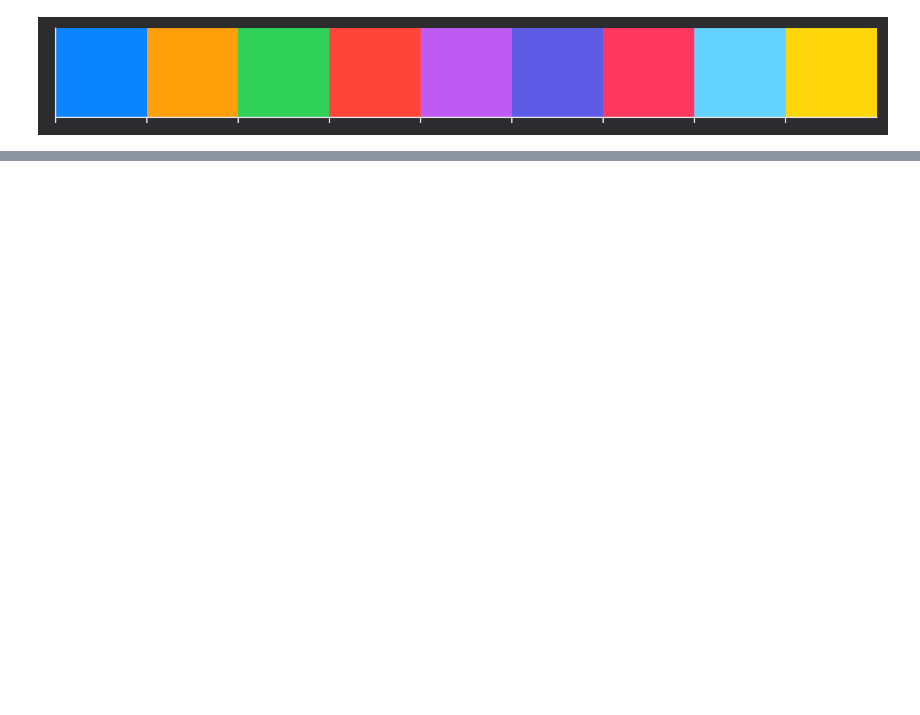
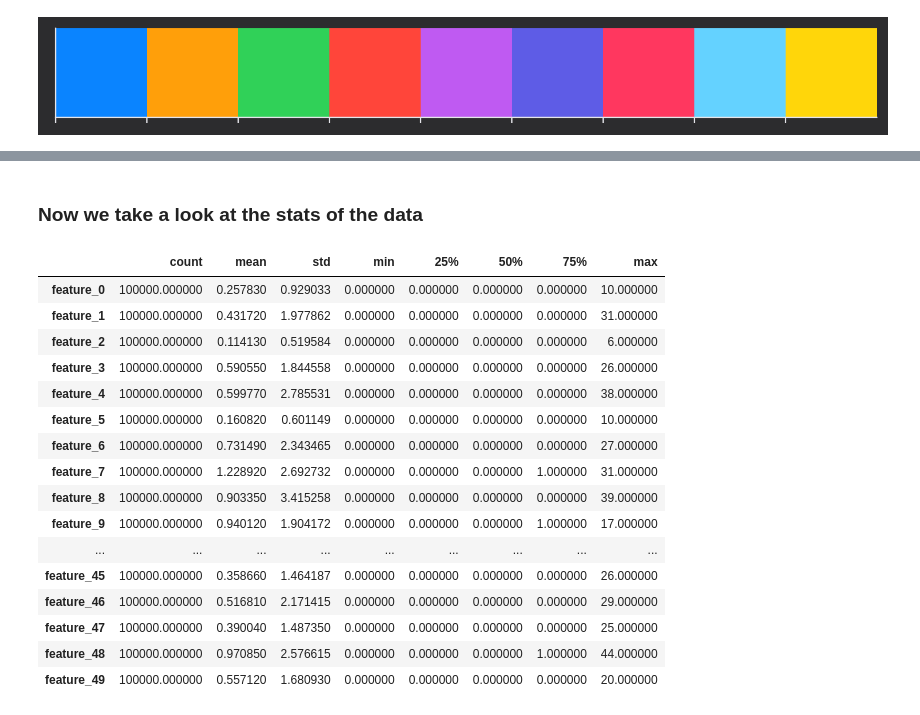
Before and after one commit to bamblebam/kaggle-playground-may21, a Jupyter notebook: data_analysis.ipynb, the cells around one changed output, grey strips where cells are left out. Cells and saved outputs as stored; diff of their text form; code cells hidden in the pictures; blank space fills up the shorter version.

Commit message:
describe plots

```diff
--- a/data_analysis.ipynb
+++ b/data_analysis.ipynb
@@ -25,6 +25,11 @@ raw_darks=[
 raw_lights=[
     (229, 229, 234)
 ]
+miscellaneous={
+    'blue':'#0f71d4',
+    'green':'#14b827',
+    'red':'#cf0c0c'
+}
 
 dark_palette=np.array(raw_dark_palette)/255
 darks=np.array(raw_darks)/255
@@ -52,0 +70,4 @@ sns.palplot(dark_palette)
+# %%
+train=pd.read_csv('data/train.csv')
+test=pd.read_csv('data/test.csv')
+train.head()
@@ -52,0 +82,25 @@ sns.palplot(dark_palette)
+# %%
+train=train.drop('id',axis=1)
+test=test.drop('id',axis=1)
+# %% [markdown]
+### Now we take a look at the stats of the data
+# %%
+train.describe().T.style.bar(subset=['mean'],color=miscellaneous['blue']).background_gradient(subset=['std'],cmap='Reds').background_gradient(subset=['50%'],cmap='coolwarm')
+# %% [output]
+|  | count | mean | std | min | 25% | 50% | 75% | max |
+| feature_0 | 100000.000000 | 0.257830 | 0.929033 | 0.000000 | 0.000000 | 0.000000 | 0.000000 | 10.000000 |
+| feature_1 | 100000.000000 | 0.431720 | 1.977862 | 0.000000 | 0.000000 | 0.000000 | 0.000000 | 31.000000 |
+| feature_2 | 100000.000000 | 0.114130 | 0.519584 | 0.000000 | 0.000000 | 0.000000 | 0.000000 | 6.000000 |
+| feature_3 | 100000.000000 | 0.590550 | 1.844558 | 0.000000 | 0.000000 | 0.000000 | 0.000000 | 26.000000 |
+| feature_4 | 100000.000000 | 0.599770 | 2.785531 | 0.000000 | 0.000000 | 0.000000 | 0.000000 | 38.000000 |
+| feature_5 | 100000.000000 | 0.160820 | 0.601149 | 0.000000 | 0.000000 | 0.000000 | 0.000000 | 10.000000 |
+| feature_6 | 100000.000000 | 0.731490 | 2.343465 | 0.000000 | 0.000000 | 0.000000 | 0.000000 | 27.000000 |
+| feature_7 | 100000.000000 | 1.228920 | 2.692732 | 0.000000 | 0.000000 | 0.000000 | 1.000000 | 31.000000 |
+| feature_8 | 100000.000000 | 0.903350 | 3.415258 | 0.000000 | 0.000000 | 0.000000 | 0.000000 | 39.000000 |
+| feature_9 | 100000.000000 | 0.940120 | 1.904172 | 0.000000 | 0.000000 | 0.000000 | 1.000000 | 17.000000 |
+| ... | ... | ... | ... | ... | ... | ... | ... | ... |
+| feature_45 | 100000.000000 | 0.358660 | 1.464187 | 0.000000 | 0.000000 | 0.000000 | 0.000000 | 26.000000 |
+| feature_46 | 100000.000000 | 0.516810 | 2.171415 | 0.000000 | 0.000000 | 0.000000 | 0.000000 | 29.000000 |
+| feature_47 | 100000.000000 | 0.390040 | 1.487350 | 0.000000 | 0.000000 | 0.000000 | 0.000000 | 25.000000 |
+| feature_48 | 100000.000000 | 0.970850 | 2.576615 | 0.000000 | 0.000000 | 0.000000 | 1.000000 | 44.000000 |
+| feature_49 | 100000.000000 | 0.557120 | 1.680930 | 0.000000 | 0.000000 | 0.000000 | 0.000000 | 20.000000 |
```
Also changed, not shown: parts of 6 cells of this notebook.
